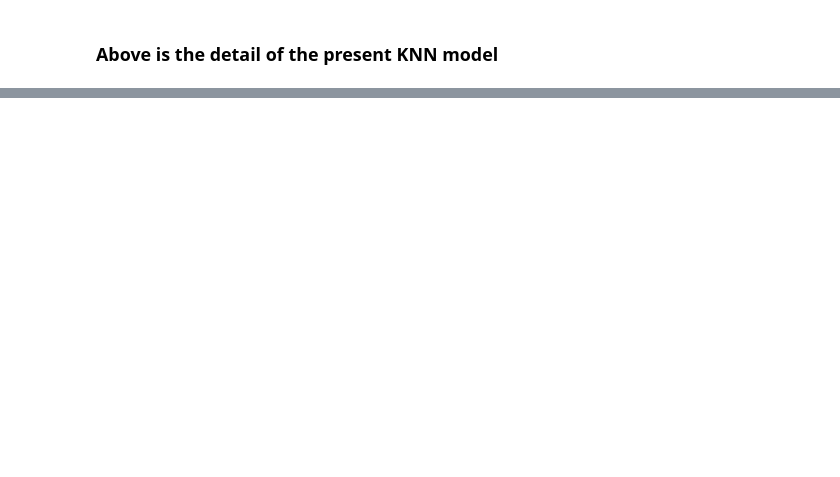
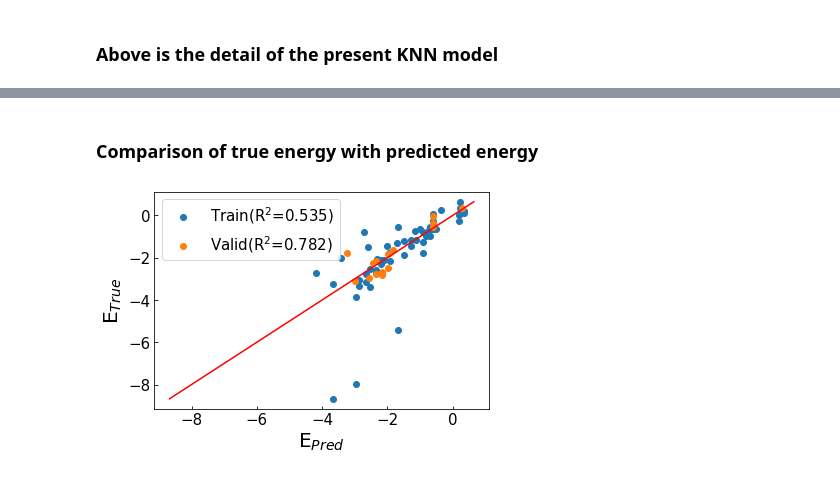
Before and after one commit to NJUST-WEILIU-s-group/SOLID-SURFACE-ADSORPTION, a Jupyter notebook: knn-ad-GLC1.ipynb, the cells around one changed output, grey strips where cells are left out. Saved outputs shown, nothing was run; the diff lists cells and outputs as text; code cells hidden in the pictures; blank space fills up the shorter version.

```diff
--- a/knn-ad-GLC1.ipynb
+++ b/knn-ad-GLC1.ipynb
@@ -159,0 +246,17 @@ print(grid.best_score_)
+# %% [markdown]
+### Comparison of true energy with predicted energy
+# %%
+X_train, X_valid, y_train, y_valid = X[train_ind], X[valid_ind], y[train_ind], y[valid_ind]
+train_score = grid.score(X_train,y_train)
+valid_score = grid.score(X_valid,y_valid)
+plt.scatter(grid.predict(X_train),y_train,label="Train(R$^2$={:.3f})".format(train_score))
+plt.scatter(grid.predict(X_valid),y_valid,label="Valid(R$^2$={:.3f})".format(valid_score))
+plt.plot([min(y_train),max(y_train)],[min(y_train),max(y_train)],c="red")
+plt.legend(fontsize=15)
+plt.xlabel("E$_{Pred}$",fontsize=20)
+plt.ylabel("E$_{True}$",fontsize=20)
+plt.xticks(fontsize=15)
+plt.yticks(fontsize=15)
+plt.show()
+# %% [output]
+[figure, added]
```
Also changed, not shown: parts of 13 cells of this notebook.
